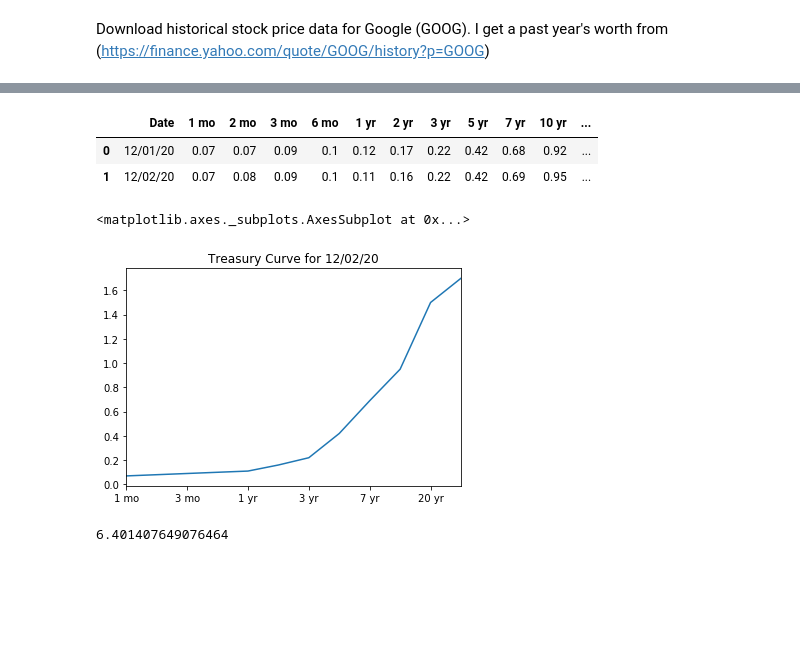
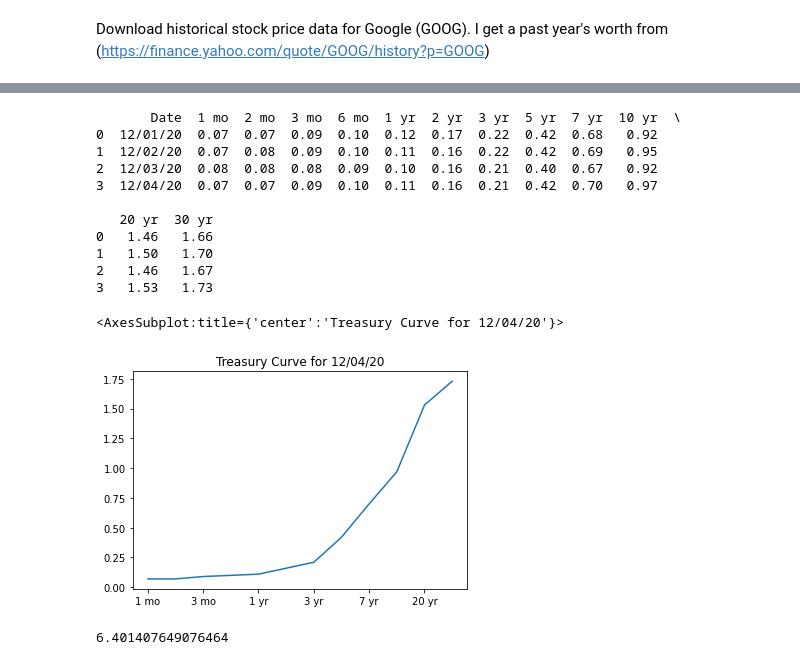
Before and after one commit to Maosef/options_pricing, a Jupyter notebook: option pricing active.ipynb, the cells around one changed output, grey strips where cells are left out. Drawn from its saved outputs; the diff is of its cells as text; code cells hidden in the pictures; blank space fills up the shorter version.

```diff
--- a/option pricing active.ipynb
+++ b/option pricing active.ipynb
@@ -85,20 +114,30 @@ print(r)
 # %%
+# 2
 # get risk free rate data
 
 rfr_data_path = 'https://www.treasury.gov/resource-center/data-chart-center/interest-rates/Pages/TextView.aspx?data=yield'
 rfr_df = pd.read_html(rfr_data_path)[1] # returns two dataframes, for calls and puts
-rfr_df
+print(rfr_df)
+
+# next we plot the rfr
+
+# find the date from this data
+rfr_date = rfr_df.iloc[-1][0]
+
+cur_rfr = rfr_df.iloc[-1][1:].astype(float)
+cur_rfr.plot(title="Treasury Curve for {}".format(rfr_date))
 # %% [output]
-|  | Date | 1 mo | 2 mo | 3 mo | 6 mo | 1 yr | 2 yr | 3 yr | 5 yr | 7 yr | 10 yr | ... |
-| 0 | 12/01/20 | 0.07 | 0.07 | 0.09 | 0.1 | 0.12 | 0.17 | 0.22 | 0.42 | 0.68 | 0.92 | ... |
-| 1 | 12/02/20 | 0.07 | 0.08 | 0.09 | 0.1 | 0.11 | 0.16 | 0.22 | 0.42 | 0.69 | 0.95 | ... |
+       Date  1 mo  2 mo  3 mo  6 mo  1 yr  2 yr  3 yr  5 yr  7 yr  10 yr  \
+0  12/01/20  0.07  0.07  0.09  0.10  0.12  0.17  0.22  0.42  0.68   0.92
+1  12/02/20  0.07  0.08  0.09  0.10  0.11  0.16  0.22  0.42  0.69   0.95
+2  12/03/20  0.08  0.08  0.08  0.09  0.10  0.16  0.21  0.40  0.67   0.92
+3  12/04/20  0.07  0.07  0.09  0.10  0.11  0.16  0.21  0.42  0.70   0.97
+
+   20 yr  30 yr
+0   1.46   1.66
+1   1.50   1.70
+2   1.46   1.67
+3   1.53   1.73
+<AxesSubplot:title={'center':'Treasury Curve for 12/04/20'}>
+[figure, added]
-# %%
-# plot the rfr
-rfr_date = rfr_df.iloc[-1][0]
-
-cur_rfr = rfr_df.iloc[-1][1:].astype(float)
-cur_rfr.plot(title="Treasury Curve for {}".format(rfr_date))
-# %% [output]
-<matplotlib.axes._subplots.AxesSubplot at 0x...>
-[figure, removed]
 # %%
```
Also changed, not shown: parts of 21 cells of this notebook, 1 other file.
